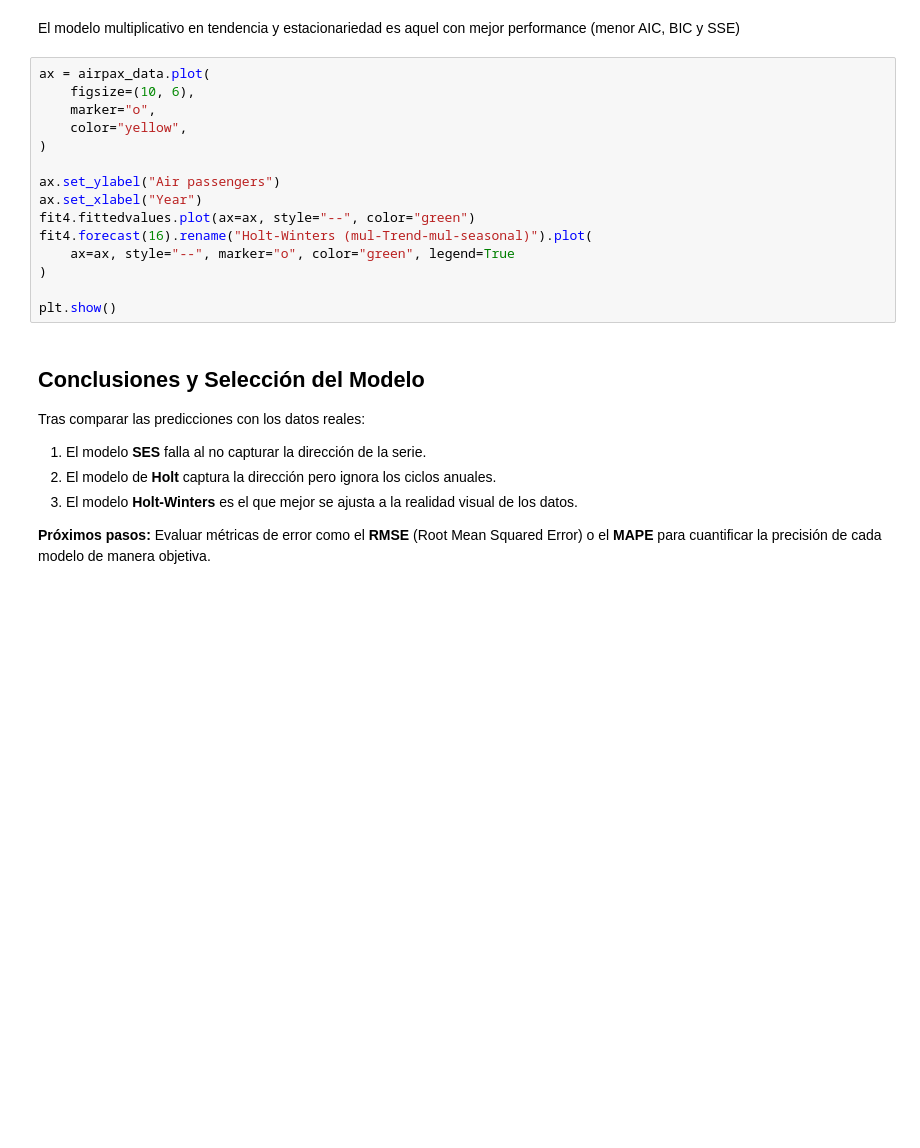
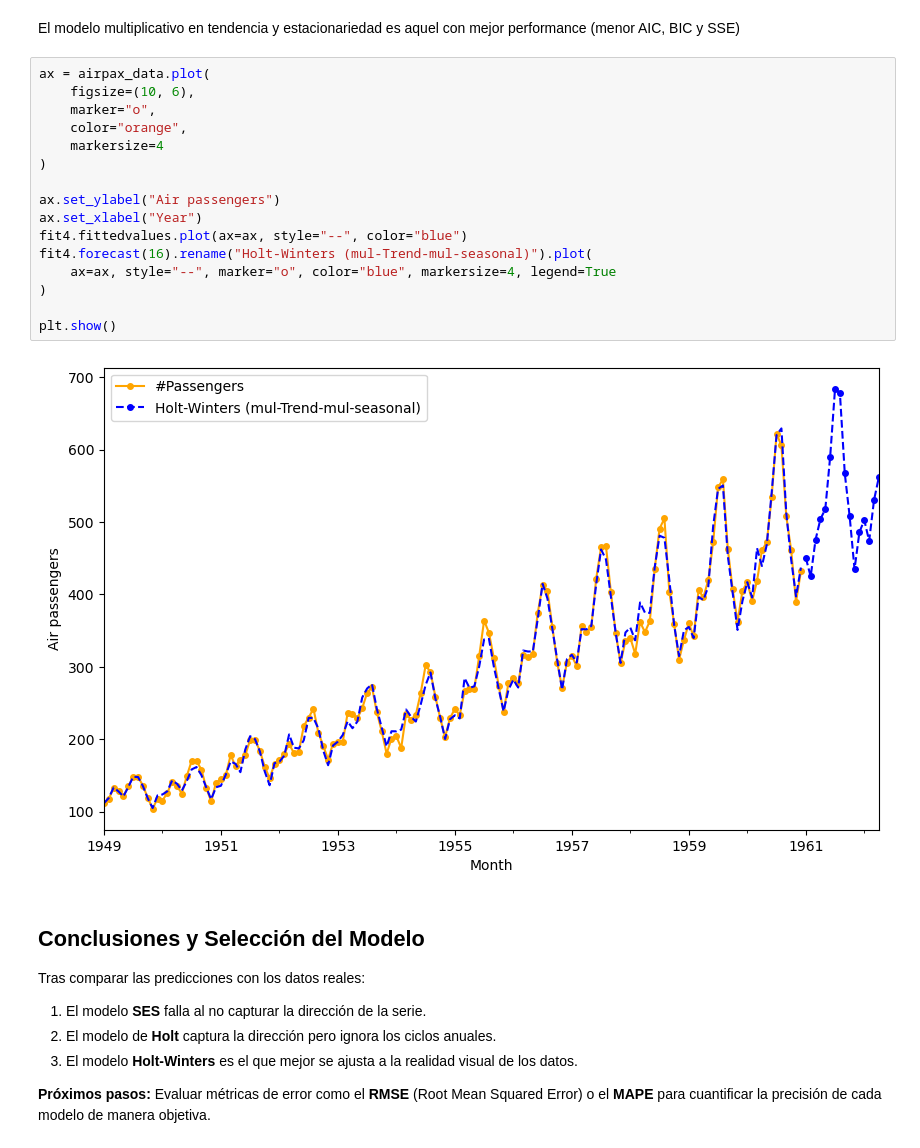
Before and after one commit to sarudalf3/ExponencialSmoothing, a Jupyter notebook: exponencial_Smoothing.ipynb, the cells around one changed output. Drawn from its saved outputs; the diff is of its cells as text; blank space fills up the shorter version.

```diff
--- a/exponencial_Smoothing.ipynb
+++ b/exponencial_Smoothing.ipynb
@@ -136,18 +161,21 @@ El modelo multiplicativo en tendencia y estacionariedad es aquel con mejor perfo
 # %%
 ax = airpax_data.plot(
     figsize=(10, 6),
     marker="o",
-    color="yellow",
+    color="orange",
+    markersize=4
 )
 
 ax.set_ylabel("Air passengers")
 ax.set_xlabel("Year")
-fit4.fittedvalues.plot(ax=ax, style="--", color="green")
+fit4.fittedvalues.plot(ax=ax, style="--", color="blue")
 fit4.forecast(16).rename("Holt-Winters (mul-Trend-mul-seasonal)").plot(
-    ax=ax, style="--", marker="o", color="green", legend=True
+    ax=ax, style="--", marker="o", color="blue", markersize=4, legend=True
 )
 
 plt.show()
+# %% [output]
+[figure, added]
 # %% [markdown]
 ## Conclusiones y Selección del Modelo
 
```
Also changed, not shown: parts of 9 cells of this notebook.
